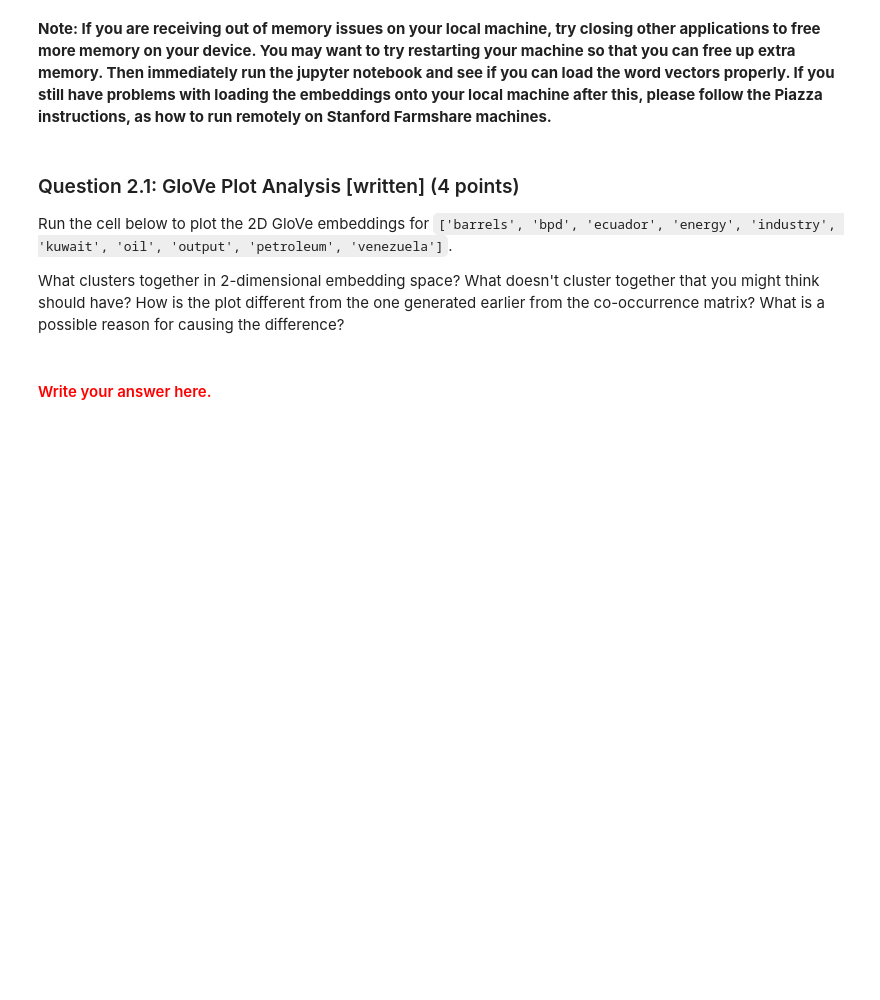
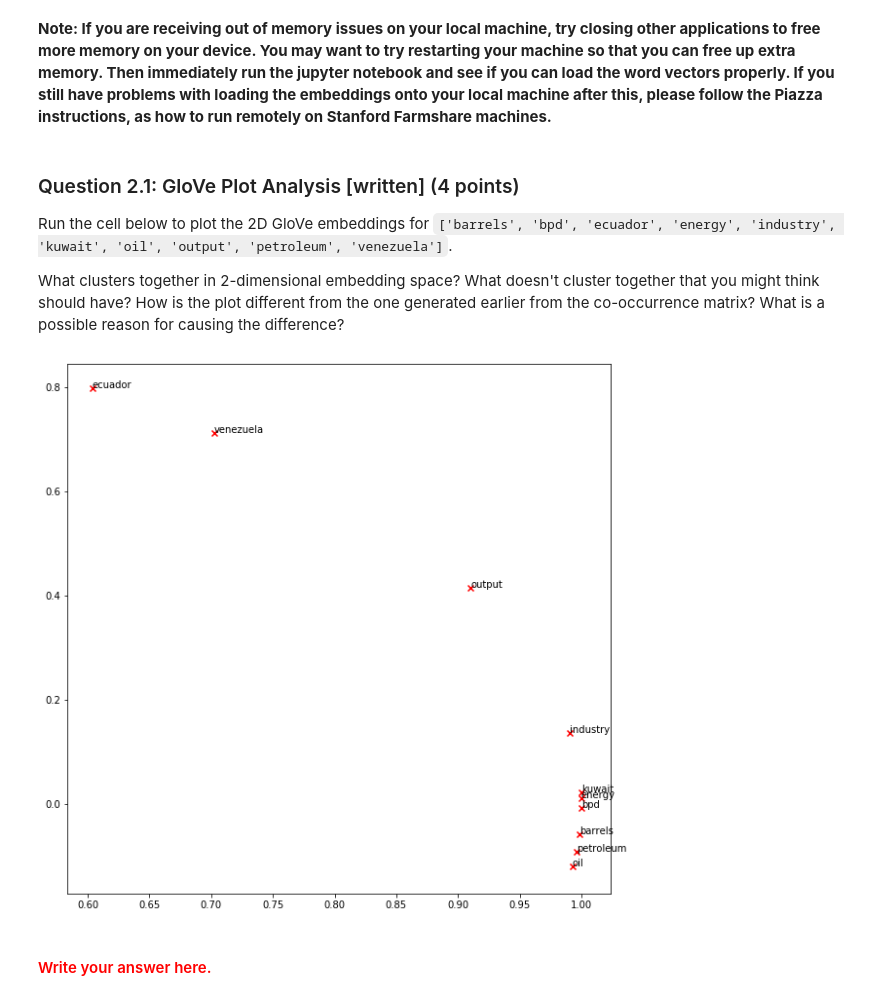
Before and after one commit to darshan22/cs224n-Stanford-NLP, a Jupyter notebook: assignment 1/exploring_word_vectors.ipynb, the cells around one changed output. Saved outputs shown, nothing was run; the diff lists cells and outputs as text; code cells hidden in the pictures; blank space fills up the shorter version.

```diff
--- a/assignment 1/exploring_word_vectors.ipynb
+++ b/assignment 1/exploring_word_vectors.ipynb
@@ -306,6 +307,8 @@ def reduce_to_k_dim(M, k=2):
 
         # ------------------
         # Write your implementation here.
+    SVD = TruncatedSVD(n_components=k, n_iter=n_iters)
+    M_reduced = SVD.fit_transform(M)
 
 
         # ------------------
@@ -352,6 +361,13 @@ def plot_embeddings(M_reduced, word2Ind, words):
 
     # ------------------
     # Write your implementation here.
+    for word in words:
+        x_coord = M_reduced[word2Ind[word]][0]
+        y_coord = M_reduced[word2Ind[word]][1]
+        plt.scatter(x_coord, y_coord, marker='x', color="red")
+        plt.text(x_coord, y_coord, word)
+
+    plt.show()
 
 
     # ------------------
@@ -412,7 +440,7 @@ def load_embedding_model():
             wv_from_bin: All 400000 embeddings, each lengh 200
     """
     import gensim.downloader as api
-    wv_from_bin = api.load("glove-wiki-gigaword-200")
+    wv_from_bin = api.load("word2vec-google-news-300")
     print("Loaded vocab size %i" % len(wv_from_bin.vocab.keys()))
     return wv_from_bin
 # %%
@@ -488,8 +524,12 @@ Run the cell below to plot the 2D GloVe embeddings for `['barrels', 'bpd', 'ecua
 
 What clusters together in 2-dimensional embedding space? What doesn't cluster together that you might think should have? How is the plot different from the one generated earlier from the co-occurrence matrix? What is a possible reason for causing the difference?
 # %%
+fig = matplotlib.pyplot.gcf()
+fig.set_size_inches(10, 10)
 words = ['barrels', 'bpd', 'ecuador', 'energy', 'industry', 'kuwait', 'oil', 'output', 'petroleum', 'venezuela']
 plot_embeddings(M_reduced_normalized, word2Ind, words)
+# %% [output]
+[figure, added]
 # %% [markdown]
 #### <font color="red">Write your answer here.</font>
 # %% [markdown]
```
Also changed, not shown: parts of 8 cells of this notebook.
